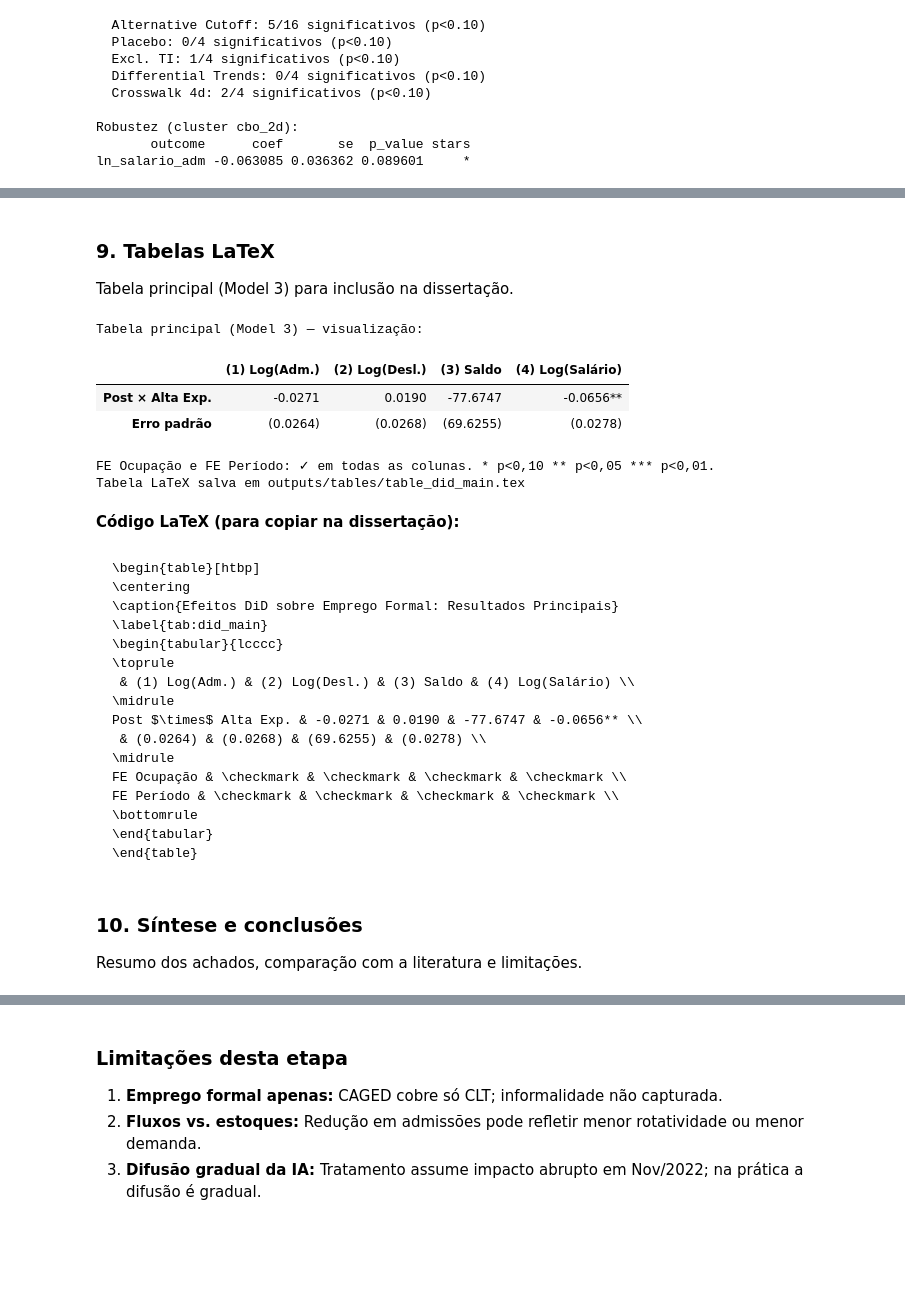
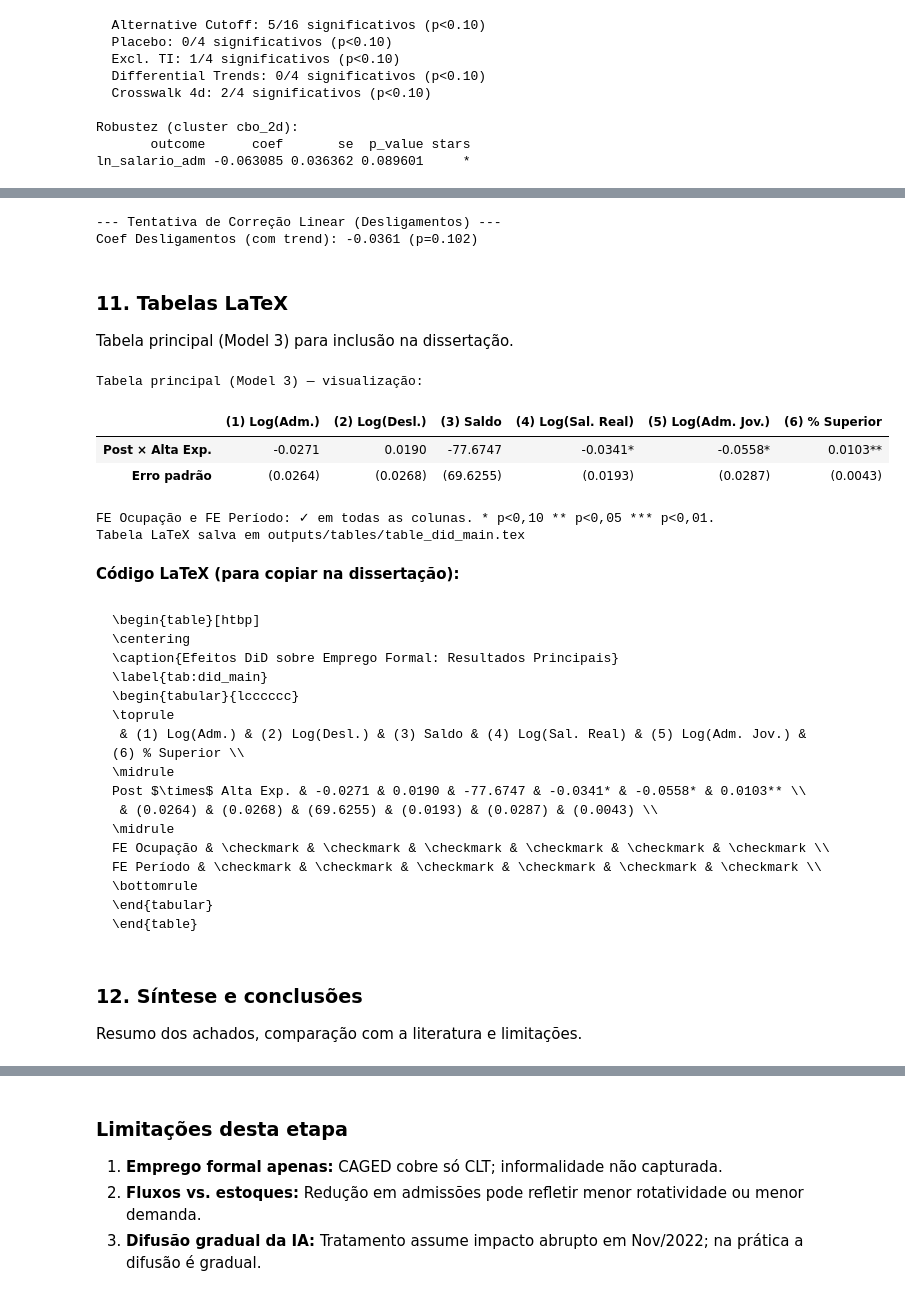
Before and after one commit to manoelbo/ILO_IA_INDEX_PENAD, a Jupyter notebook: notebook/etapa_2b_analise_did_caged_ilo.ipynb, the cells around one changed output, grey strips where cells are left out. Drawn from its saved outputs; the diff is of its cells as text; code cells hidden in the pictures; blank space fills up the shorter version.

````diff
--- a/notebook/etapa_2b_analise_did_caged_ilo.ipynb
+++ b/notebook/etapa_2b_analise_did_caged_ilo.ipynb
@@ -111,7 +112,9 @@ OUTCOMES = {
     'ln_admissoes':       'Log(Admissões)',
     'ln_desligamentos':   'Log(Desligamentos)',
     'saldo':              'Saldo Líquido',
-    'ln_salario_adm':     'Log(Salário Admissão)',
+    'ln_salario_adm':     'Log(Salário Admissão Nominal)',
+    'ln_salario_real_adm':'Log(Salário Real Admissão)',
+    'pct_superior_adm':   '% Superior (Admissão)',
     # Heterogeneidade demográfica (salários por grupo)
     'ln_salario_mulher':  'Log(Salário Mulheres)',
     'ln_salario_homem':   'Log(Salário Homens)',
@@ -272,7 +275,7 @@ Seis modelos por outcome: (1) DiD básico, (2) com FE, (3) **PRINCIPAL** FE + co
 # Etapa 2b.5a — Estimação DiD principal
 
 df_reg = df.copy()
-for col in ['admissoes','desligamentos','saldo','ln_admissoes','ln_desligamentos','ln_salario_adm',
+for col in ['admissoes','desligamentos','saldo','ln_admissoes','ln_desligamentos','ln_salario_adm','ln_salario_real_adm',
             'idade_media_adm','pct_mulher_adm','pct_superior_adm','post','alta_exp','exposure_score_2d','exposure_score_4d']:
     if col in df_reg.columns: df_reg[col] = pd.to_numeric(df_reg[col], errors='coerce')
 df_reg['post_alta'] = df_reg['post'] * df_reg['alta_exp']
@@ -293,17 +296,24 @@ def estimate_did(df_in, outcome, formula, label):
     except Exception as e: print(f"  ERRO {label}/{outcome}: {e}"); return None
 
 all_results = []
+controls_base = ['idade_media_adm', 'pct_mulher_adm', 'pct_superior_adm']
 for outcome, label in OUTCOMES.items():
     if outcome not in df_reg.columns: continue
     df_out = df_reg[df_reg[outcome].notna()].copy()
+    controls = [c for c in controls_base if c != outcome]
+    ctrl_str = ' + '.join(controls) if controls else ''
+    formula_m3 = f"{outcome} ~ post_alta + {ctrl_str} | cbo_4d + periodo" if ctrl_str else f"{outcome} ~ post_alta | cbo_4d + periodo"
+    formula_m4 = f"{outcome} ~ post_exposure_2d + {ctrl_str} | cbo_4d + periodo" if ctrl_str else f"{outcome} ~ post_exposure_2d | cbo_4d + periodo"
     for r in [estimate_did(df_out, outcome, f"{outcome} ~ post_alta + post + alta_exp", "Model 1: Basic"),
                estimate_did(df_out, outcome, f"{outcome} ~ post_alta | cbo_4d + periodo", "Model 2: FE"),
-               estimate_did(df_out, outcome, f"{outcome} ~ post_alta + idade_media_adm + pct_mulher_adm + pct_superior_adm | cbo_4d + periodo", "Model 3: FE + Controls (MAIN)"),
-               estimate_did(df_out, outcome, f"{outcome} ~ post_exposure_2d + idade_media_adm + pct_mulher_adm + pct_superior_adm | cbo_4d + periodo", "Model 4: Continuous (2d)")]:
+               estimate_did(df_out, outcome, formula_m3, "Model 3: FE + Controls (MAIN)"),
+               estimate_did(df_out, outcome, formula_m4, "Model 4: Continuous (2d)")]:
         if r: all_results.append(r)
     df_4d = df_out[df_out['exposure_score_4d'].notna()].copy()
-    for r in [estimate_did(df_4d, outcome, f"{outcome} ~ post_alta_4d + idade_media_adm + pct_mulher_adm + pct_superior_adm | cbo_4d + periodo", "Model 5: FE + Controls (4d)"),
-              estimate_did(df_4d, outcome, f"{outcome} ~ post_exposure_4d + idade_media_adm + pct_mulher_adm + pct_superior_adm | cbo_4d + periodo", "Model 6: Continuous (4d)")]:
+    formula_m5 = f"{outcome} ~ post_alta_4d + {ctrl_str} | cbo_4d + periodo" if ctrl_str else f"{outcome} ~ post_alta_4d | cbo_4d + periodo"
+    formula_m6 = f"{outcome} ~ post_exposure_4d + {ctrl_str} | cbo_4d + periodo" if ctrl_str else f"{outcome} ~ post_exposure_4d | cbo_4d + periodo"
+    for r in [estimate_did(df_4d, outcome, formula_m5, "Model 5: FE + Controls (4d)"),
+              estimate_did(df_4d, outcome, formula_m6, "Model 6: Continuous (4d)")]:
         if r: all_results.append(r)
 
 df_results = pd.DataFrame(all_results)
@@ -552,48 +663,69 @@ ln_salario_adm -0.063085 0.036362 0.089601     *
+# %%
+# Etapa 2b.10.4 — Tentativa de correção para Desligamentos (controle de tendência linear)
+# Garantir que 'trend' exista no dataframe de regressão
+if 'trend' not in df_reg.columns and 'periodo_num' in df_reg.columns:
+    def periodo_num_to_months(pn):
+        y, m = divmod(int(pn), 100)
+        return (y - 2021) * 12 + (m - 1)
+    df_reg['trend'] = df_reg['periodo_num'].apply(periodo_num_to_months)
+    df_reg['trend'] = df_reg['trend'] - df_reg['trend'].min()
+
+print("--- Tentativa de Correção Linear (Desligamentos) ---")
+formula_trend = "ln_desligamentos ~ post_alta + alta_exp:trend | cbo_4d + periodo"
+res_trend = estimate_did(df_reg, 'ln_desligamentos', formula_trend, 'Trend Control')
+if res_trend:
+    print(f"Coef Desligamentos (com trend): {res_trend['coef']:.4f} (p={res_trend['p_value']:.3f})")
+    # Se p_value > 0.10, o efeito some ao controlar pela tendência; confirma que o resultado anterior pode ser espúrio.
+else:
+    print("Erro na estimação com trend.")
+# %% [output]
+--- Tentativa de Correção Linear (Desligamentos) ---
+Coef Desligamentos (com trend): -0.0361 (p=0.102)
 # %% [markdown]
-### 9. Tabelas LaTeX
+### 11. Tabelas LaTeX
 
 Tabela principal (Model 3) para inclusão na dissertação.
 # %%
 # Etapa 2b.9 - Tabela LaTeX
 
 main = df_results[df_results['model'] == 'Model 3: FE + Controls (MAIN)']
-outcomes_order = ['ln_admissoes', 'ln_desligamentos', 'saldo', 'ln_salario_adm']
-col_names = ['(1) Log(Adm.)', '(2) Log(Desl.)', '(3) Saldo', '(4) Log(Salário)']
+outcomes_order = ['ln_admissoes', 'ln_desligamentos', 'saldo', 'ln_salario_real_adm', 'ln_admissoes_jovem', 'pct_superior_adm']
+col_names = ['(1) Log(Adm.)', '(2) Log(Desl.)', '(3) Saldo', '(4) Log(Sal. Real)', '(5) Log(Adm. Jov.)', '(6) % Superior']
 
 # Representação visual no notebook
 coefs = []; ses = []
 for o in outcomes_order:
     row = main[main['outcome']==o]
     if len(row) > 0:
         r = row.iloc[0]
         coefs.append(f"{r['coef']:.4f}{r.get('stars', '')}")
         ses.append(f"({r['se']:.4f})")
     else:
         coefs.append("—"); ses.append("—")
 tab_vis = pd.DataFrame([coefs, ses], index=["Post × Alta Exp.", "Erro padrão"], columns=col_names)
 print("Tabela principal (Model 3) — visualização:")
 display(tab_vis)
 print("\nFE Ocupação e FE Período: ✓ em todas as colunas. * p<0,10 ** p<0,05 *** p<0,01.")
 
 coef_line = r"Post $\times$ Alta Exp."; se_line = ""
 for o in outcomes_order:
     row = main[main['outcome']==o]
     if len(row)>0: r=row.iloc[0]; coef_line += f" & {r['coef']:.4f}{r.get('stars','')}"; se_line += f" & ({r['se']:.4f})"
     else: coef_line += " & —"; se_line += " & —"
-lines = [r"\begin{table}[htbp]", r"\centering", r"\caption{Efeitos DiD sobre Emprego Formal: Resultados Principais}", r"\label{tab:did_main}", r"\begin{tabular}{lcccc}", r"\toprule", r" & (1) Log(Adm.) & (2) Log(Desl.) & (3) Saldo & (4) Log(Salário) \\", r"\midrule", coef_line + r" \\", se_line + r" \\", r"\midrule", r"FE Ocupação & \checkmark & \checkmark & \checkmark & \checkmark \\", r"FE Período & \checkmark & \checkmark & \checkmark & \checkmark \\", r"\bottomrule", r"\end{tabular}", r"\end{table}"]
+lines = [r"\begin{table}[htbp]", r"\centering", r"\caption{Efeitos DiD sobre Emprego Formal: Resultados Principais}", r"\label{tab:did_main}", r"\begin{tabular}{lcccccc}", r"\toprule", r" & (1) Log(Adm.) & (2) Log(Desl.) & (3) Saldo & (4) Log(Sal. Real) & (5) Log(Adm. Jov.) & (6) % Superior \\", r"\midrule", coef_line + r" \\", se_line + r" \\", r"\midrule", r"FE Ocupação & \checkmark & \checkmark & \checkmark & \checkmark & \checkmark & \checkmark \\", r"FE Período & \checkmark & \checkmark & \checkmark & \checkmark & \checkmark & \checkmark \\", r"\bottomrule", r"\end{tabular}", r"\end{table}"]
 latex_text = '\n'.join(lines)
 with open(OUTPUTS_TABLES / 'table_did_main.tex', 'w') as f: f.write(latex_text)
 print("Tabela LaTeX salva em outputs/tables/table_did_main.tex")
 
 # Mostrar LaTeX no notebook (para copiar na dissertação)
 from IPython.display import display, Markdown
 display(Markdown("**Código LaTeX (para copiar na dissertação):**"))
 display(Markdown("```latex\n" + latex_text + "\n```"))
 # %% [output]
 Tabela principal (Model 3) — visualização:
-|  | (1) Log(Adm.) | (2) Log(Desl.) | (3) Saldo | (4) Log(Salário) |
-| Post × Alta Exp. | -0.0271 | 0.0190 | -77.6747 | -0.0656** |
-| Erro padrão | (0.0264) | (0.0268) | (69.6255) | (0.0278) |
+|  | (1) Log(Adm.) | (2) Log(Desl.) | (3) Saldo | (4) Log(Sal. Real) | (5) Log(Adm. Jov.) | (6) % Superior |
+| Post × Alta Exp. | -0.0271 | 0.0190 | -77.6747 | -0.0341* | -0.0558* | 0.0103** |
+| Erro padrão | (0.0264) | (0.0268) | (69.6255) | (0.0193) | (0.0287) | (0.0043) |
 FE Ocupação e FE Período: ✓ em todas as colunas. * p<0,10 ** p<0,05 *** p<0,01.
 Tabela LaTeX salva em outputs/tables/table_did_main.tex
 **Código LaTeX (para copiar na dissertação):**
@@ -602,21 +734,21 @@ Tabela LaTeX salva em outputs/tables/table_did_main.tex
 \centering
 \caption{Efeitos DiD sobre Emprego Formal: Resultados Principais}
 \label{tab:did_main}
-\begin{tabular}{lcccc}
+\begin{tabular}{lcccccc}
 \toprule
- & (1) Log(Adm.) & (2) Log(Desl.) & (3) Saldo & (4) Log(Salário) \\
+ & (1) Log(Adm.) & (2) Log(Desl.) & (3) Saldo & (4) Log(Sal. Real) & (5) Log(Adm. Jov.) & (6) % Superior \\
 \midrule
-Post $\times$ Alta Exp. & -0.0271 & 0.0190 & -77.6747 & -0.0656** \\
- & (0.0264) & (0.0268) & (69.6255) & (0.0278) \\
+Post $\times$ Alta Exp. & -0.0271 & 0.0190 & -77.6747 & -0.0341* & -0.0558* & 0.0103** \\
+ & (0.0264) & (0.0268) & (69.6255) & (0.0193) & (0.0287) & (0.0043) \\
 \midrule
-FE Ocupação & \checkmark & \checkmark & \checkmark & \checkmark \\
-FE Período & \checkmark & \checkmark & \checkmark & \checkmark \\
+FE Ocupação & \checkmark & \checkmark & \checkmark & \checkmark & \checkmark & \checkmark \\
+FE Período & \checkmark & \checkmark & \checkmark & \checkmark & \checkmark & \checkmark \\
 \bottomrule
 \end{tabular}
 \end{table}
 ```
 # %% [markdown]
-### 10. Síntese e conclusões
+### 12. Síntese e conclusões
 
 Resumo dos achados, comparação com a literatura e limitações.
 # %%
````
Also changed, not shown: parts of 17 cells of this notebook, 5 other files.
